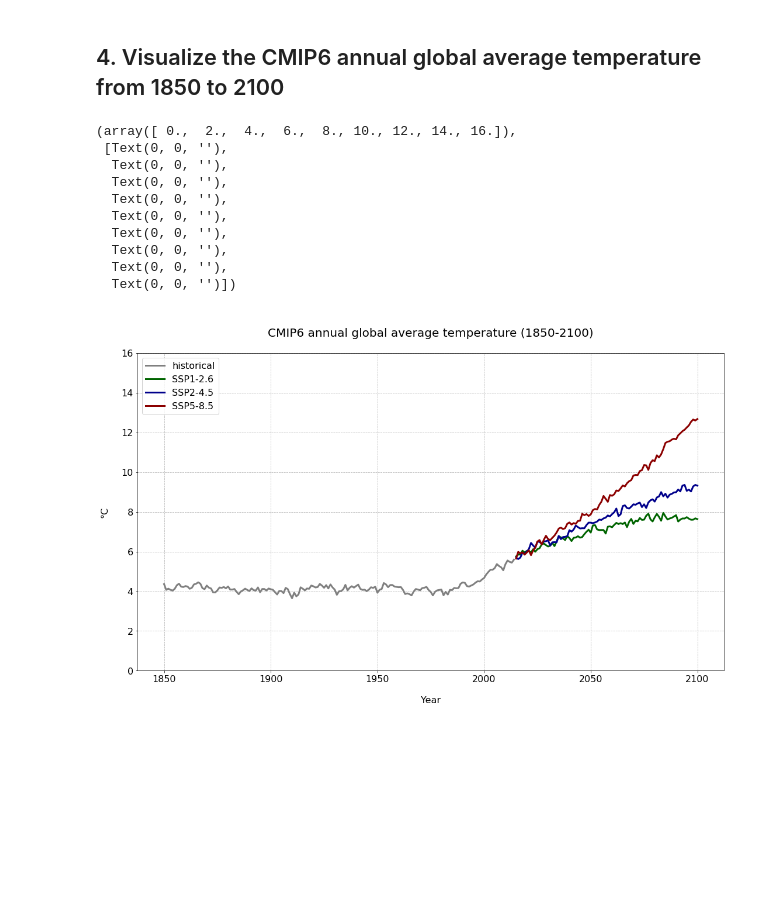
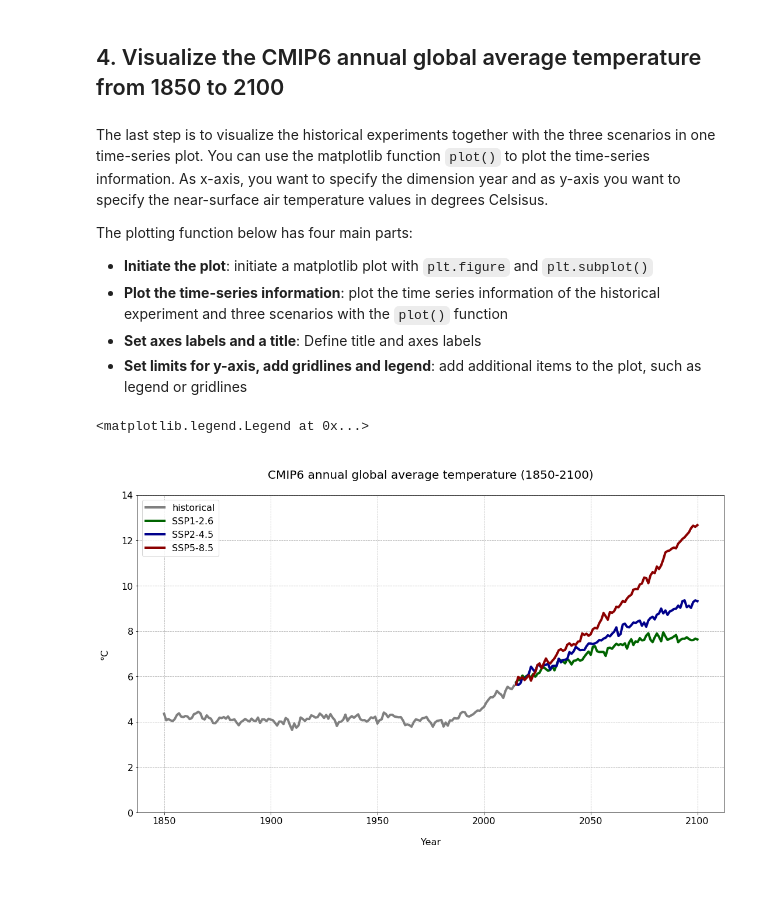
Before and after one commit to ecmwf-projects/copernicus-training, a Jupyter notebook: 131_c3s_cmip6_global_climate_projections.ipynb, the cells around one changed output. Drawn from its saved outputs; the diff is of its cells as text; code cells hidden in the pictures; blank space fills up the shorter version.

```diff
--- a/131_c3s_cmip6_global_climate_projections.ipynb
+++ b/131_c3s_cmip6_global_climate_projections.ipynb
@@ -677,47 +511,40 @@ tas_ssp585_y1, tas_ssp585_y2, tas_ssp585_y3
 <br>
 # %% [markdown]
 ## <a id='visualize_cmip6'></a>4. Visualize the CMIP6 annual global average temperature from 1850 to 2100
+# %% [markdown]
+The last step is to visualize the historical experiments together with the three scenarios in one time-series plot. You can use the matplotlib function `plot()` to plot the time-series information. As x-axis, you want to specify the dimension year and as y-axis you want to specify the near-surface air temperature values in degrees Celsisus.
+
+The plotting function below has four main parts:
+* **Initiate the plot**: initiate a matplotlib plot with `plt.figure` and `plt.subplot()`
+* **Plot the time-series information**: plot the time series information of the historical experiment and three scenarios with the `plot()` function
+* **Set axes labels and a title**: Define title and axes labels
+* **Set limits for y-axis, add gridlines and legend**: add additional items to the plot, such as legend or gridlines
 # %%
 # Initiate the plot
 fig = plt.figure(figsize=(18,10))
 ax = plt.subplot()
 
-# Plot mean maximum temperature time-series and +/- sd as filled range
-ax.plot(tas_historical_y1.year[:], tas_historical_y1, color='grey', linewidth='3', label='historical')
-#ax.fill_between(tas_historical_y1.year[:], tas_historical_y2, tas_historical_y3, alpha=0.1, color='grey', label='historical')
-#ax.plot(era5_t2m_daily_max_lille.day[:-1], y_2020, 'bo-', color='grey')
+# Plot the global annual near-surface air temperature data for the historical experiment
+ax.plot(tas_historical_y1.year[:], tas_historical_y1, color='grey', linewidth='4', label='historical')
 
-ax.plot(tas_ssp126_y1.year[:], tas_ssp126_y1, color='darkgreen', linewidth='3', label='SSP1-2.6')
-#ax.fill_between(tas_ssp126_y1.year[:], tas_ssp126_y2, tas_ssp126_y3, alpha=0.1, color='green', label='SSP1-2.6')
+# Plot the global annual near-surface air temperature data for the three scenarios
+ax.plot(tas_ssp126_y1.year[:], tas_ssp126_y1, color='darkgreen', linewidth='4', label='SSP1-2.6')
+ax.plot(tas_ssp245_y1.year[:], tas_ssp245_y1, color='darkblue', linewidth='4', label='SSP2-4.5')
+ax.plot(tas_ssp585_y1.year[:], tas_ssp585_y1, color='darkred', linewidth='4', label='SSP5-8.5')
 
-ax.plot(tas_ssp245_y1.year[:], tas_ssp245_y1, color='darkblue', linewidth='3', label='SSP2-4.5')
-#ax.fill_between(tas_ssp245_y1.year[:], tas_ssp245_y2, tas_ssp245_y3, alpha=0.1, color='blue', label='SSP2-4.5')
-
-ax.plot(tas_ssp585_y1.year[:], tas_ssp585_y1, color='darkred', linewidth='3', label='SSP5-8.5')
-#ax.fill_between(tas_ssp585_y1.year[:], tas_ssp585_y2, tas_ssp585_y3, alpha=0.1, color='red', label='SSP5-8.5')
-
-# Set axes labels and titles and customize legend
+# Set axes labels and a title
 ax.set_title('\nCMIP6 annual global average temperature (1850-2100)\n', fontsize=20)
 ax.set_ylabel('°C\n', fontsize=16)
 ax.set_xlabel('\nYear', fontsize=16)
-plt.legend(fontsize=16, loc=2)
 
-# Customize limits for y-axis, grid and fontsize of x- and y-tickes
+# Customize limits for y-axis, add gridlines and legend
 ax.set_ylim(0,14)
 ax.grid(linestyle='--')
 plt.xticks(fontsize=16)
 plt.yticks(fontsize=16)
+plt.legend(fontsize=16, loc=2)
 # %% [output]
-(array([ 0.,  2.,  4.,  6.,  8., 10., 12., 14., 16.]),
- [Text(0, 0, ''),
-  Text(0, 0, ''),
-  Text(0, 0, ''),
-  Text(0, 0, ''),
-  Text(0, 0, ''),
-  Text(0, 0, ''),
-  Text(0, 0, ''),
-  Text(0, 0, ''),
-  Text(0, 0, '')])
+<matplotlib.legend.Legend at 0x...>
-[figure, old version]
+[figure, new version]
 # %% [markdown]
 <br>
```
Also changed, not shown: parts of 49 cells of this notebook, 8 other files.
